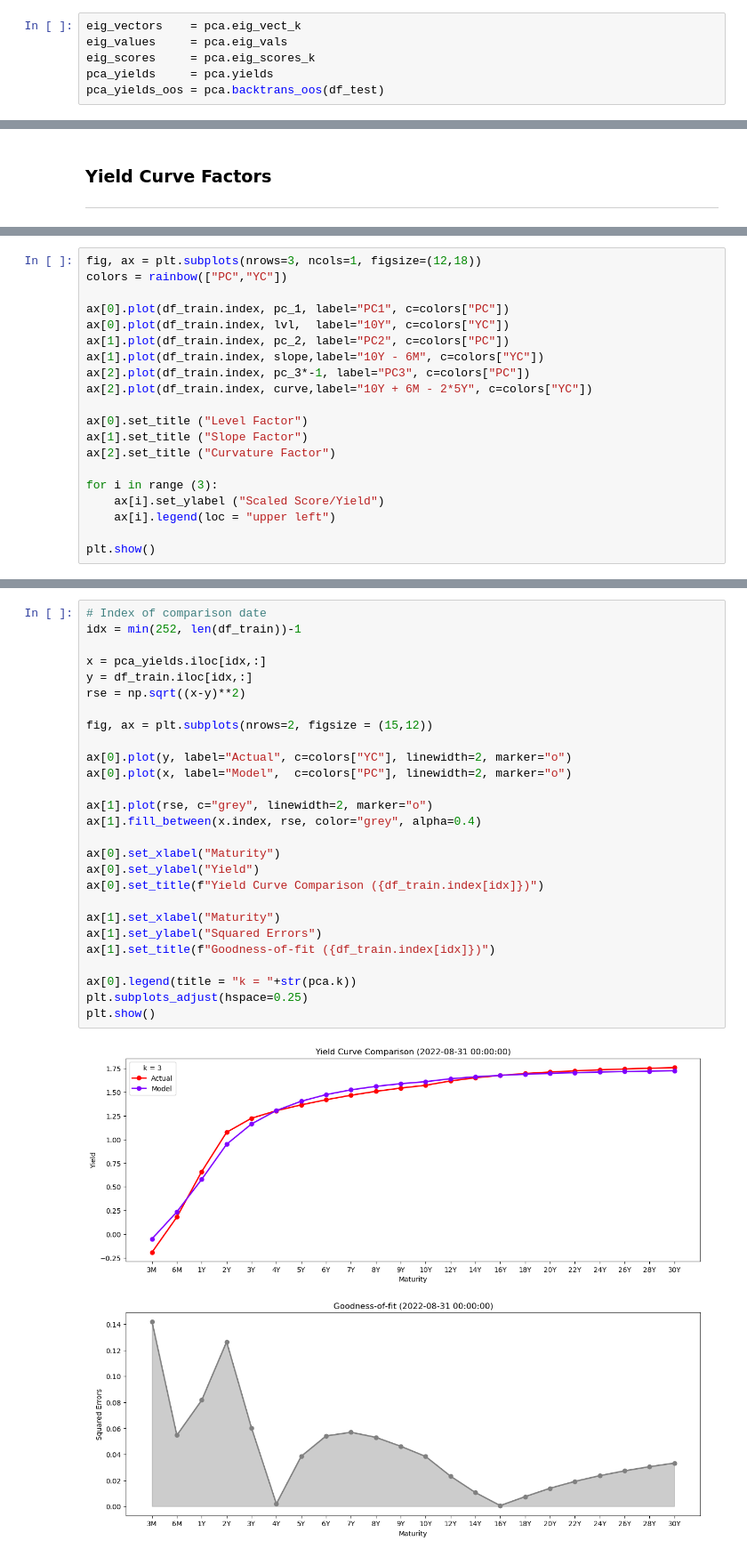
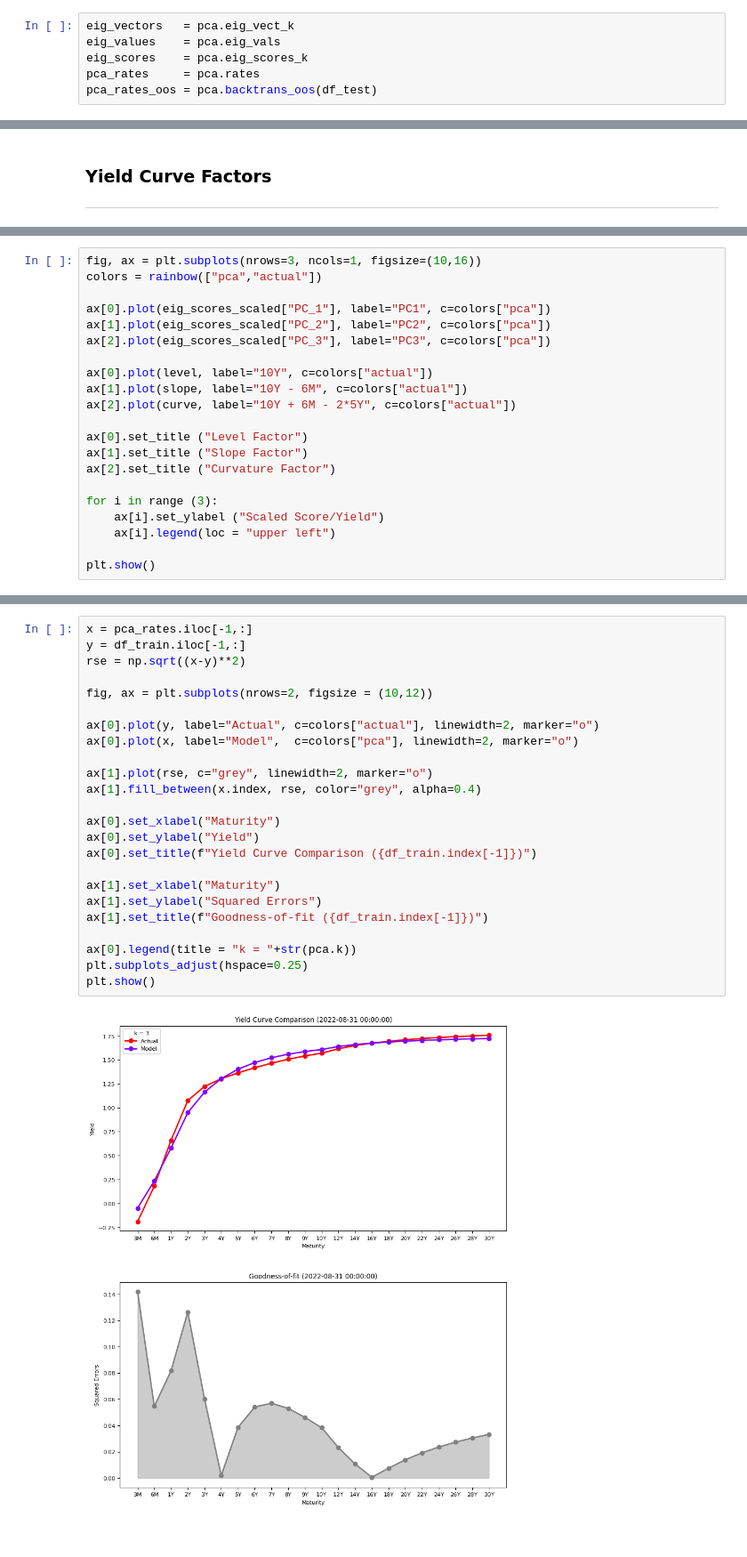
Before and after one commit to bernhard-pfann/pca-yield-curve-analytics, a Jupyter notebook: notebooks/analysis.ipynb, the cells around one changed output, grey strips where cells are left out. Shown at 89% size. Drawn from its saved outputs; the diff is of its cells as text.

```diff
--- a/notebooks/analysis.ipynb
+++ b/notebooks/analysis.ipynb
@@ -138,7 +124,7 @@ dict_keys(['df', 'maturities', 'k', 'cov_matr', 'idx', 'eig_vals', 'eig_vect', '
 # %%
-eig_vectors    = pca.eig_vect_k
-eig_values     = pca.eig_vals
-eig_scores     = pca.eig_scores_k
-pca_yields     = pca.yields
-pca_yields_oos = pca.backtrans_oos(df_test)
+eig_vectors   = pca.eig_vect_k
+eig_values    = pca.eig_vals
+eig_scores    = pca.eig_scores_k
+pca_rates     = pca.rates
+pca_rates_oos = pca.backtrans_oos(df_test)
 # %%
@@ -210,13 +191,14 @@ curve = scaler.fit_transform((df_train["6M"] + df_train["10Y"] - 2*df_train["5Y"
 # %%
-fig, ax = plt.subplots(nrows=3, ncols=1, figsize=(12,18))
-colors = rainbow(["PC","YC"])
+fig, ax = plt.subplots(nrows=3, ncols=1, figsize=(10,16))
+colors = rainbow(["pca","actual"])
 
-ax[0].plot(df_train.index, pc_1, label="PC1", c=colors["PC"])
-ax[0].plot(df_train.index, lvl,  label="10Y", c=colors["YC"])
-ax[1].plot(df_train.index, pc_2, label="PC2", c=colors["PC"])
-ax[1].plot(df_train.index, slope,label="10Y - 6M", c=colors["YC"])
-ax[2].plot(df_train.index, pc_3*-1, label="PC3", c=colors["PC"])
-ax[2].plot(df_train.index, curve,label="10Y + 6M - 2*5Y", c=colors["YC"])
+ax[0].plot(eig_scores_scaled["PC_1"], label="PC1", c=colors["pca"])
+ax[1].plot(eig_scores_scaled["PC_2"], label="PC2", c=colors["pca"])
+ax[2].plot(eig_scores_scaled["PC_3"], label="PC3", c=colors["pca"])
+
+ax[0].plot(level, label="10Y", c=colors["actual"])
+ax[1].plot(slope, label="10Y - 6M", c=colors["actual"])
+ax[2].plot(curve, label="10Y + 6M - 2*5Y", c=colors["actual"])
 
 ax[0].set_title ("Level Factor")
 ax[1].set_title ("Slope Factor")
@@ -232,30 +214,27 @@ plt.show()
 # %%
-# Index of comparison date
-idx = min(252, len(df_train))-1
-
-x = pca_yields.iloc[idx,:]
-y = df_train.iloc[idx,:]
+x = pca_rates.iloc[-1,:]
+y = df_train.iloc[-1,:]
 rse = np.sqrt((x-y)**2)
 
-fig, ax = plt.subplots(nrows=2, figsize = (15,12))
+fig, ax = plt.subplots(nrows=2, figsize = (10,12))
 
-ax[0].plot(y, label="Actual", c=colors["YC"], linewidth=2, marker="o")
-ax[0].plot(x, label="Model",  c=colors["PC"], linewidth=2, marker="o")
+ax[0].plot(y, label="Actual", c=colors["actual"], linewidth=2, marker="o")
+ax[0].plot(x, label="Model",  c=colors["pca"], linewidth=2, marker="o")
 
 ax[1].plot(rse, c="grey", linewidth=2, marker="o")
 ax[1].fill_between(x.index, rse, color="grey", alpha=0.4)
 
 ax[0].set_xlabel("Maturity")
 ax[0].set_ylabel("Yield")
-ax[0].set_title(f"Yield Curve Comparison ({df_train.index[idx]})")
+ax[0].set_title(f"Yield Curve Comparison ({df_train.index[-1]})")
 
 ax[1].set_xlabel("Maturity")
 ax[1].set_ylabel("Squared Errors")
-ax[1].set_title(f"Goodness-of-fit ({df_train.index[idx]})")
+ax[1].set_title(f"Goodness-of-fit ({df_train.index[-1]})")
 
 ax[0].legend(title = "k = "+str(pca.k))
 plt.subplots_adjust(hspace=0.25)
 plt.show()
 # %% [output]
-[figure, old version]
+[figure, new version]
 # %%
```
Also changed, not shown: parts of 29 cells of this notebook, 2 other files.
